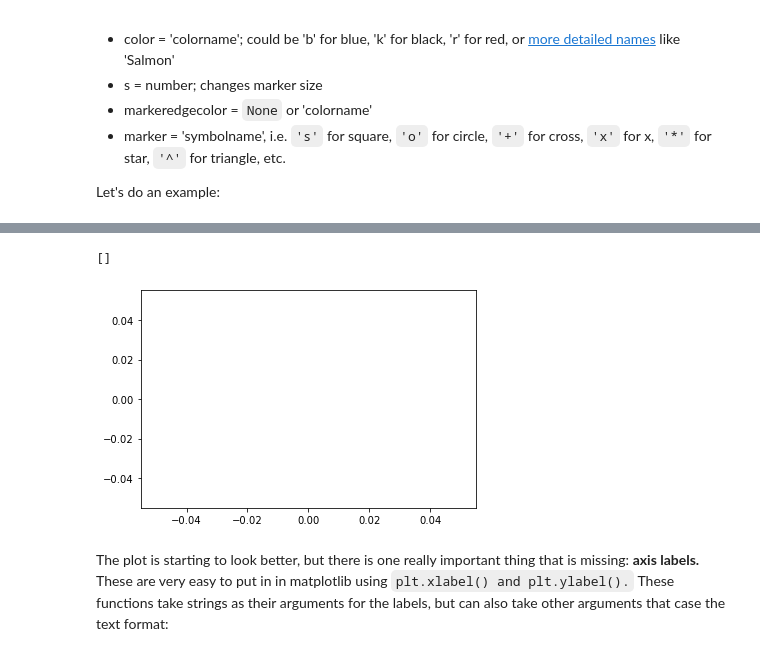
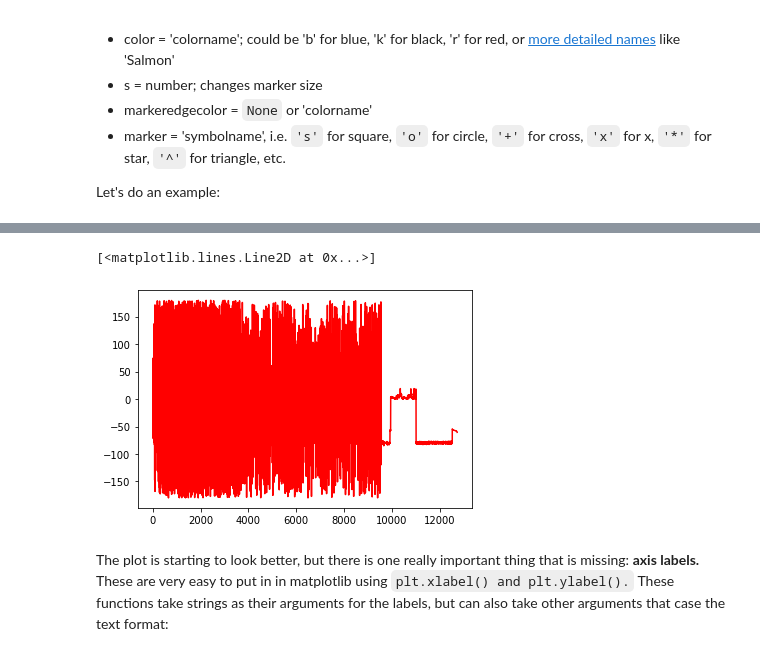
Before and after one commit to rachelbaer/ASTR-3190, a Jupyter notebook: lessons/06-plotting_baer.ipynb, the cells around one changed output, grey strips where cells are left out. Saved outputs shown, nothing was run; the diff lists cells and outputs as text; code cells hidden in the pictures.

````diff
--- a/lessons/06-plotting_baer.ipynb
+++ b/lessons/06-plotting_baer.ipynb
@@ -250,10 +253,10 @@ TypeError: scatter() missing 2 required positional arguments: 'x' and 'y'
 # %%
 # Here we can test the equivalent statement using plt.plot(),
 # note that the syntax is a little different
-plt.plot()
+plt.plot(galaxy_table['col1'],color='r')
 # %% [output]
-[]
+[<matplotlib.lines.Line2D at 0x...>]
-[figure, old version]
+[figure, new version]
 # %% [markdown]
 The plot is starting to look better, but there is one really important thing that is missing: **axis labels.** These are very easy to put in in matplotlib using ```plt.xlabel() and plt.ylabel().``` These functions take strings as their arguments for the labels, but can also take other arguments that case the text format:
 # %%
````
Also changed, not shown: parts of 7 cells of this notebook, 3 other files.
